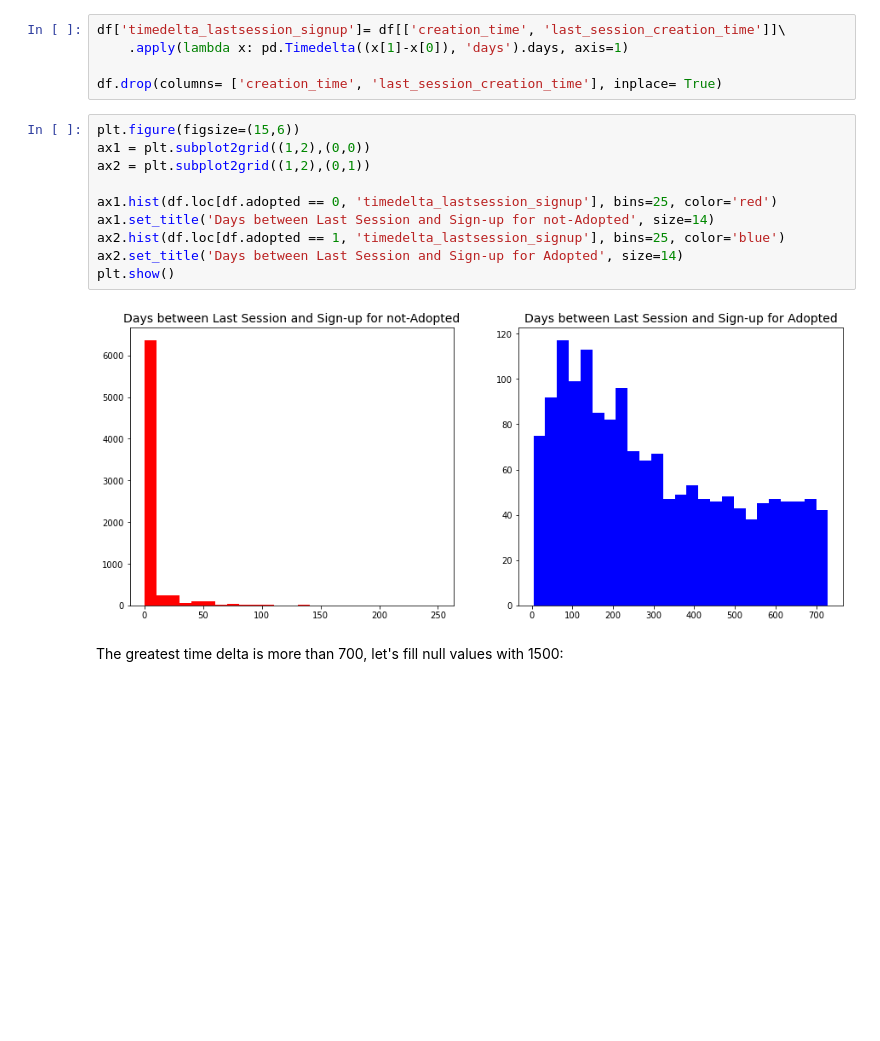
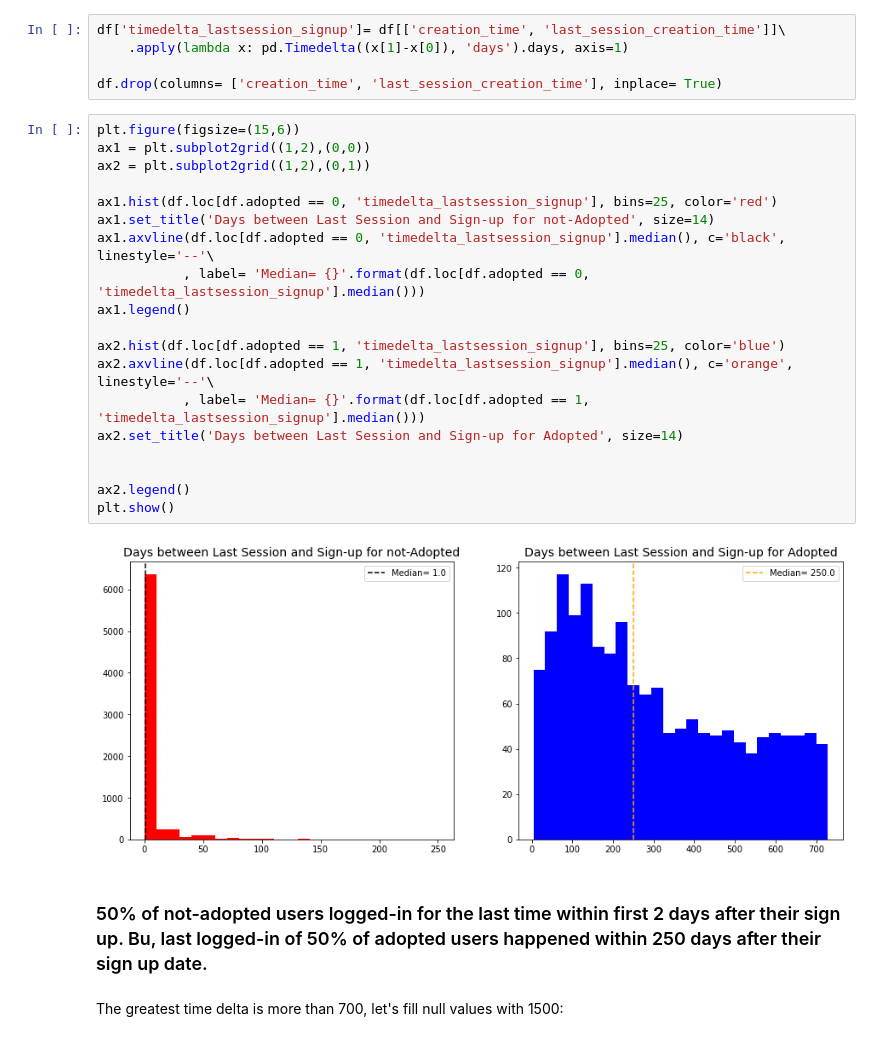
Before and after one commit to EnsiehBahrami/Mini-Projects, a Jupyter notebook: User_engagement/Relax.ipynb, the cells around one changed output. Drawn from its saved outputs; the diff is of its cells as text; blank space fills up the shorter version.

```diff
--- a/User_engagement/Relax.ipynb
+++ b/User_engagement/Relax.ipynb
@@ -333,15 +334,26 @@ df.drop(columns= ['creation_time', 'last_session_creation_time'], inplace= True)
 # %%
 plt.figure(figsize=(15,6))
 ax1 = plt.subplot2grid((1,2),(0,0))
 ax2 = plt.subplot2grid((1,2),(0,1))
 
 ax1.hist(df.loc[df.adopted == 0, 'timedelta_lastsession_signup'], bins=25, color='red')
 ax1.set_title('Days between Last Session and Sign-up for not-Adopted', size=14)
+ax1.axvline(df.loc[df.adopted == 0, 'timedelta_lastsession_signup'].median(), c='black', linestyle='--'\
+           , label= 'Median= {}'.format(df.loc[df.adopted == 0, 'timedelta_lastsession_signup'].median()))
+ax1.legend()
+
 ax2.hist(df.loc[df.adopted == 1, 'timedelta_lastsession_signup'], bins=25, color='blue')
+ax2.axvline(df.loc[df.adopted == 1, 'timedelta_lastsession_signup'].median(), c='orange', linestyle='--'\
+           , label= 'Median= {}'.format(df.loc[df.adopted == 1, 'timedelta_lastsession_signup'].median()))
 ax2.set_title('Days between Last Session and Sign-up for Adopted', size=14)
+
+
+ax2.legend()
 plt.show()
 # %% [output]
-[figure, old version]
+[figure, new version]
+# %% [markdown]
+### 50% of not-adopted users logged-in for the last time within first 2 days after their sign up. Bu, last logged-in of 50% of adopted users happened within 250 days after their sign up date.
 # %% [markdown]
 The greatest time delta is more than 700, let's fill null values with 1500:
 # %%
```
Also changed, not shown: parts of 44 cells of this notebook.
